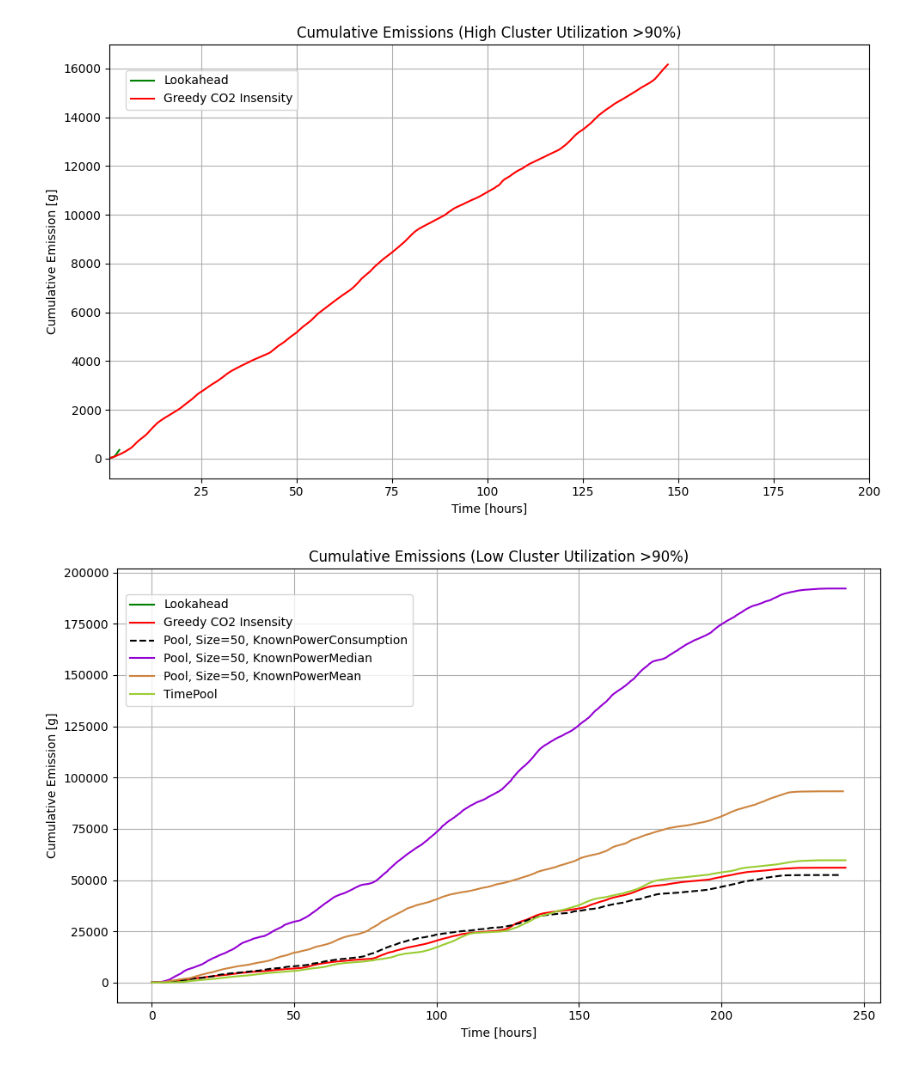
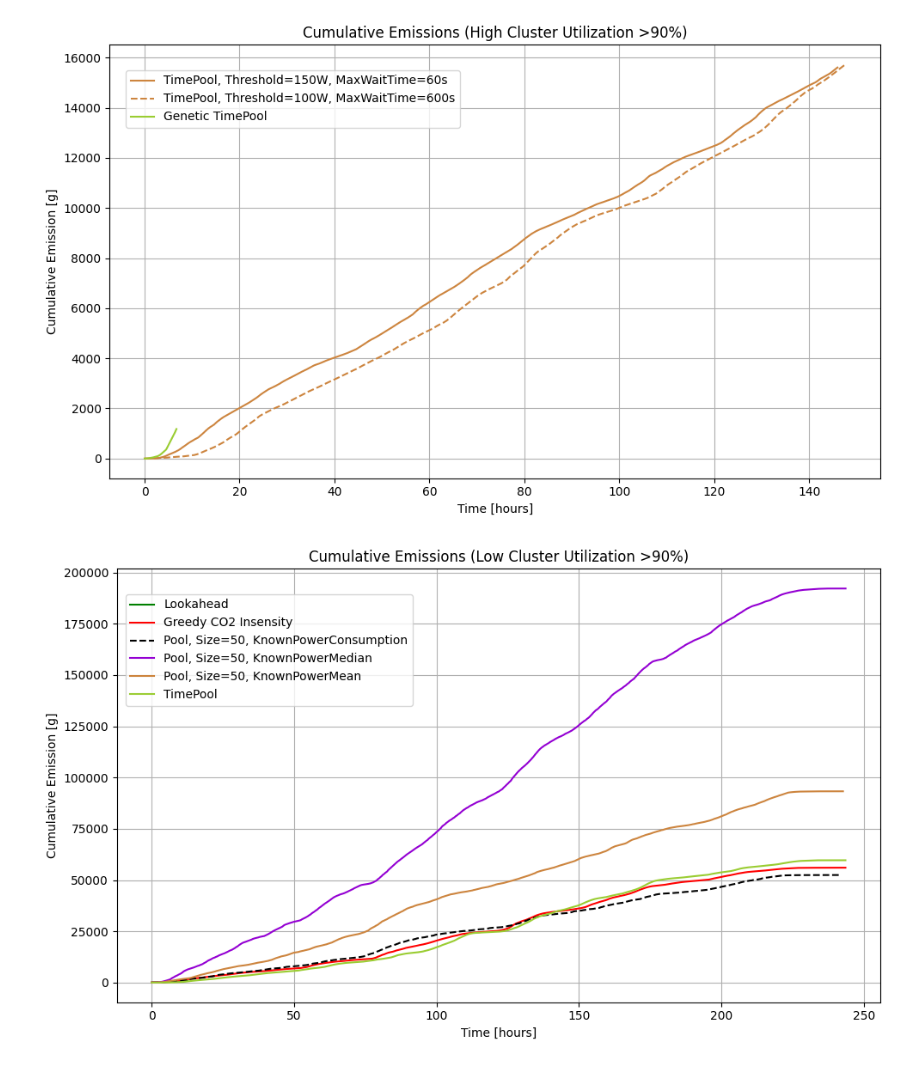
Before and after one commit to johankristianss/carbonsim, a Jupyter notebook: notebooks/AlgComparison.ipynb, the cells around one changed output. Cells and saved outputs as stored; diff of their text form; code cells hidden in the pictures.

```diff
--- a/notebooks/AlgComparison.ipynb
+++ b/notebooks/AlgComparison.ipynb
@@ -37,6 +37,10 @@ timepool2_df_emission = pd.read_csv(dir + '/timepool2/scheduler.csv')
 timepool2_df_emission['hours'] = timepool2_df_emission['tick'] / 3600
 timepool2_df_emission['cumulative_emission'] = timepool2_df_emission['cumulative_emission']
 
+genetic_timepool_df_emission = pd.read_csv(dir + '/genetic_timepool/scheduler.csv')
+genetic_timepool_df_emission['hours'] = genetic_timepool_df_emission['tick'] / 3600
+genetic_timepool_df_emission['cumulative_emission'] = genetic_timepool_df_emission['cumulative_emission']
+
 pool_df_emission_mean = pd.read_csv(dir + '/pool_mean_pow/scheduler.csv')
 pool_df_emission_mean['hours'] = pool_df_emission_mean['tick'] / 3600
 pool_df_emission_mean['utilization'] = pool_df_emission_mean['utilization'] * 100
@@ -54,10 +58,11 @@ fig, ax1 = plt.subplots(figsize=(10, 6))
 
 # Plot cumulative emissions on the primary y-axis
 #ax1.plot(random_df_emission['hours'], random_df_emission['cumulative_emission'], label='Random', color='blue')
-ax1.plot(lookahead_df_emission['hours'], lookahead_df_emission['cumulative_emission'], label='Lookahead', color='green')
-ax1.plot(greedy_df_emission['hours'], greedy_df_emission['cumulative_emission'], label='Greedy CO2 Insensity', color='red')
-#ax1.plot(timepool_df_emission['hours'], timepool_df_emission['cumulative_emission'], label='TimePool, Threshold=150W, MaxWaitTime=60s', color='peru')
-#ax1.plot(timepool2_df_emission['hours'], timepool2_df_emission['cumulative_emission'], label='TimePool, Threshold=100W, MaxWaitTime=600s', color='peru', linestyle='dashed')
+#ax1.plot(lookahead_df_emission['hours'], lookahead_df_emission['cumulative_emission'], label='Lookahead', color='green')
+#ax1.plot(greedy_df_emission['hours'], greedy_df_emission['cumulative_emission'], label='Greedy CO2 Insensity', color='red')
+ax1.plot(timepool_df_emission['hours'], timepool_df_emission['cumulative_emission'], label='TimePool, Threshold=150W, MaxWaitTime=60s', color='peru')
+ax1.plot(timepool2_df_emission['hours'], timepool2_df_emission['cumulative_emission'], label='TimePool, Threshold=100W, MaxWaitTime=600s', color='peru', linestyle='dashed')
+ax1.plot(genetic_timepool_df_emission['hours'], genetic_timepool_df_emission['cumulative_emission'], label='Genetic TimePool', color='yellowgreen', linestyle='solid')
 #ax1.plot(pool_df_emission_mean['hours'], pool_df_emission_mean['cumulative_emission'], label='Pool, Size=50, KnownPowerMean', color='black', linestyle='solid')
 #ax1.plot(pool_df_emission_median['hours'], pool_df_emission_median['cumulative_emission'], label='Pool, Size=50, KnownPowerMedian', color='black', linestyle='dashed')
 #ax1.plot(pool_df_emission_energy['hours'], pool_df_emission_energy['cumulative_emission'], label='Pool, Size=50, KnownEnergy', color='black', linestyle='dotted')
@@ -68,35 +73,35 @@ ax1.plot(greedy_df_emission['hours'], greedy_df_emission['cumulative_emission'],
 #ax1.plot(df15['hours'], df15['cumulative_emission'], label='Pool, Size=50, KnownPowerMedian', color='darkviolet', linestyle='solid')
 #ax1.plot(df17['hours'], df17['cumulative_emission'], label='Pool, Size=50, KnownPowerMean', color='peru', linestyle='solid')
 #ax1.plot(df19['hours'], df19['cumulative_emission'], label='Pool, Size=50, KnownPowerConsumption/KnownTotalLength', color='yellowgreen', linestyle='solid')
 #ax1.plot(df21['hours'], df21['cumulative_emission'], label='TimePool', color='yellowgreen', linestyle='solid')
 ax1.set_xlabel('Time [hours]')
 ax1.set_ylabel('Cumulative Emission [g]', color='black')
 ax1.tick_params(axis='y', labelcolor='black')
 
 # Add the secondary y-axis for utilization
 #ax2 = ax1.twinx()
 #ax2.plot(df2['hours'], df2['utilization'], label='Random - Utilization', color='blue', linestyle='dashed')
 #ax2.plot(df4['hours'], df4['utilization'], label='Lookahead - Utilization', color='green', linestyle='dashed')
 #ax2.plot(df6['hours'], df6['utilization'], label='Greedy - Utilization', color='red', linestyle='dashed')
 #ax2.plot(df8['hours'], df8['utilization'], label='Pool - Utilization', color='red', linestyle='dashed')
 #ax2.set_ylabel('Utilization [%]', color='black')
 #ax2.tick_params(axis='y', labelcolor='black')
 
 # Add legends for both axes
 fig.legend(loc='upper left', bbox_to_anchor=(0.1, 0.9))
 ax1.grid(True)
 
-plt.xlim(1, 200)
+#plt.xlim(1, 800)
 
 # Add a title
 plt.title('Cumulative Emissions (High Cluster Utilization >90%)')
 
 # Show the plot
 plt.tight_layout()
 #plt.yscale('log')
 plt.show()
 # %% [output]
-[figure, old version]
+[figure, new version]
 # %%
 import pandas as pd
 import matplotlib.pyplot as plt
```
Also changed, not shown: 21 other files.
